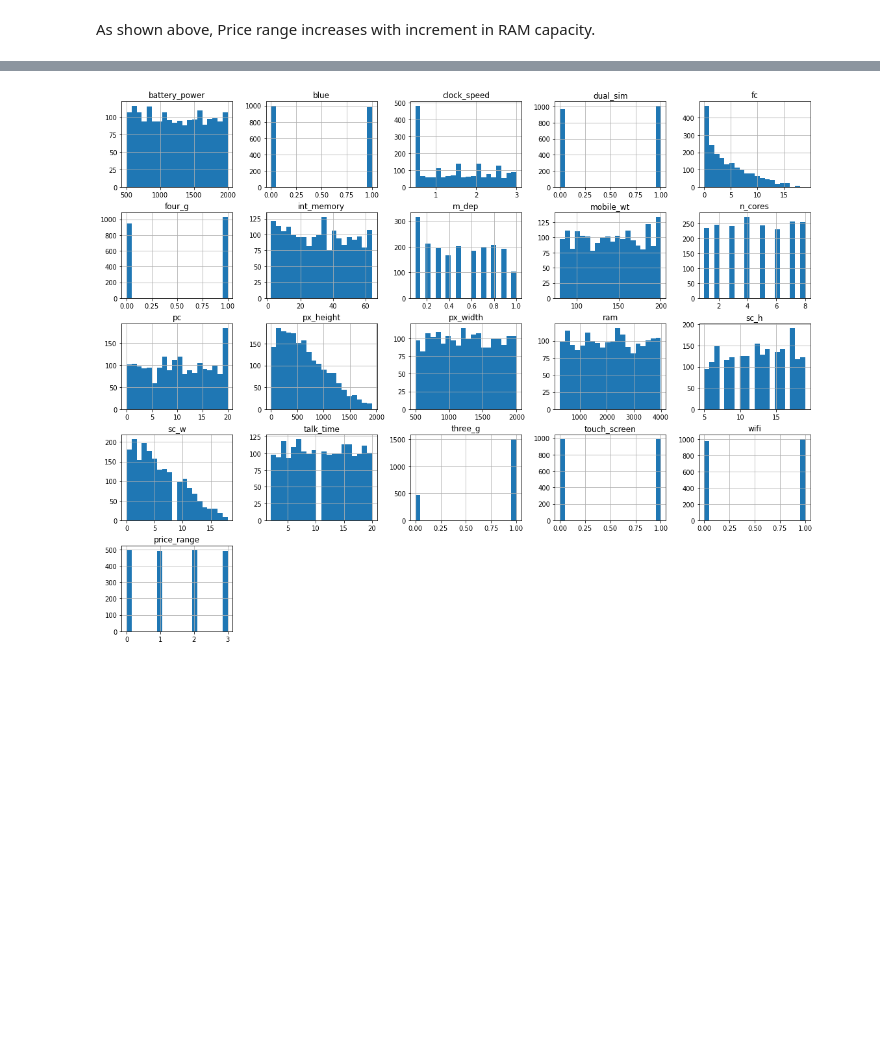
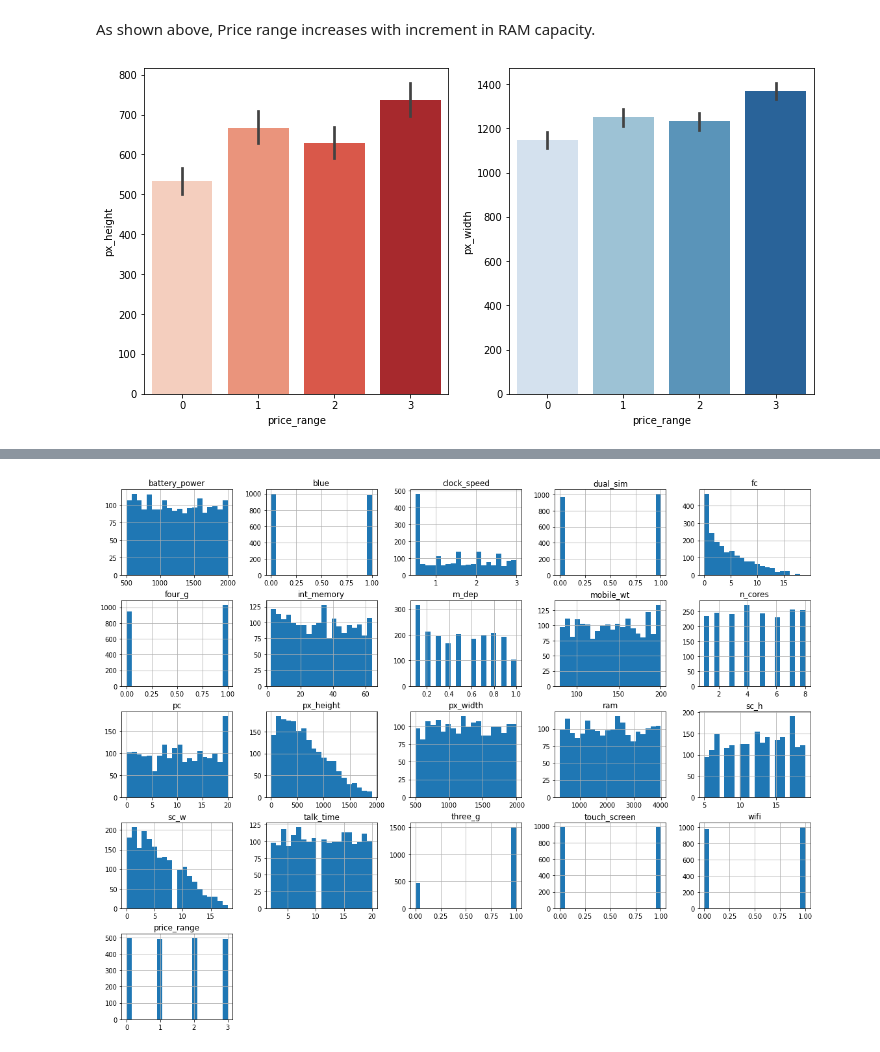
Before and after one commit to meetdelvadiya/Mobile-Price-Range-Prediction, a Jupyter notebook: Mobile_Price_Range_Prediction_Meet_Delvadiya.ipynb, the cells around one changed output, grey strips where cells are left out. Saved outputs shown, nothing was run; the diff lists cells and outputs as text; code cells hidden in the pictures; blank space fills up the shorter version.

```diff
--- a/Mobile_Price_Range_Prediction_Meet_Delvadiya.ipynb
+++ b/Mobile_Price_Range_Prediction_Meet_Delvadiya.ipynb
@@ -275,2 +264,11 @@ plt.show()
 # %% [markdown]
 As shown above, Price range increases with increment in RAM capacity.
+# %%
+plt.figure(figsize=(12,6))
+plt.subplot(1,2,1)
+sns.barplot(x = "price_range", y = "px_height" , data= dataset, palette = "Reds")
+plt.subplot(1,2,2)
+sns.barplot(x = "price_range" , y = "px_width" , data= dataset, palette = "Blues")
+plt.show()
+# %% [output]
+[figure, added]
```
Also changed, not shown: parts of 19 cells of this notebook.
